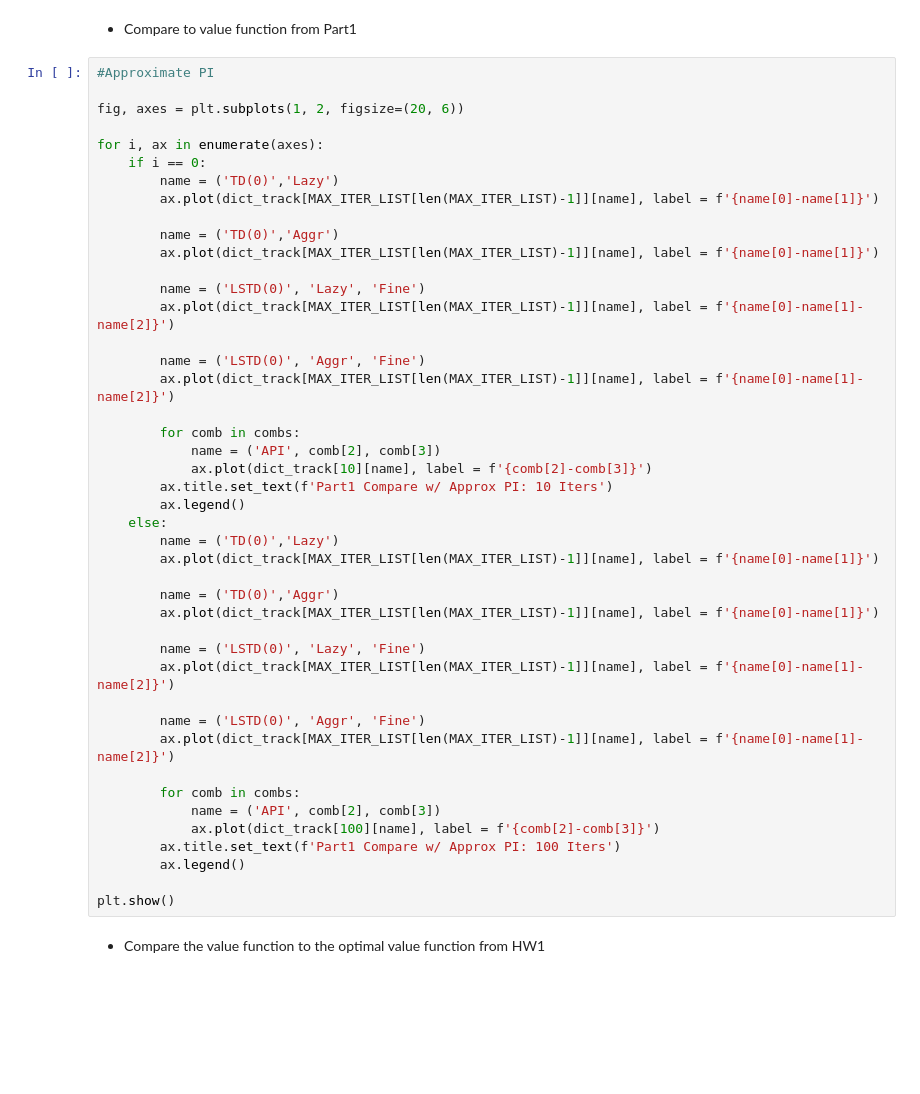
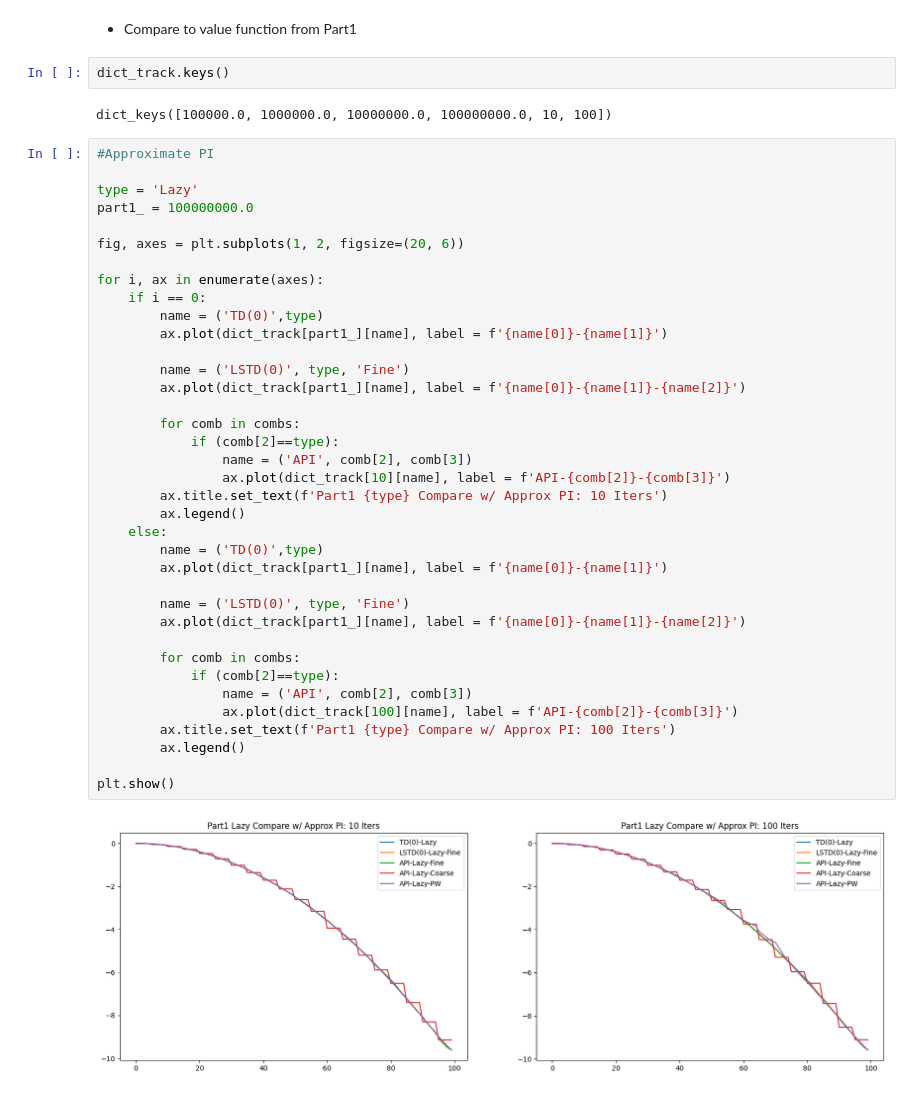
Before and after one commit to claricemottet/RL_HW, a Jupyter notebook: RL_HW2_MottetC.ipynb, the cells around one changed output. Cells and saved outputs as stored; diff of their text form; blank space fills up the shorter version.

Commit message:
added plots and interpretations

```diff
--- a/RL_HW2_MottetC.ipynb
+++ b/RL_HW2_MottetC.ipynb
@@ -703,49 +703,46 @@ i: 100, comb: Aggr-PW, run_time: 697.3703
 [figure]
 # %% [markdown]
 - Compare to value function from Part1
+# %%
+dict_track.keys()
+# %% [output]
+dict_keys([100000.0, 1000000.0, 10000000.0, 100000000.0, 10, 100])
 # %%
 #Approximate PI
+
+type = 'Lazy'
+part1_ = 100000000.0
 
 fig, axes = plt.subplots(1, 2, figsize=(20, 6))
 
 for i, ax in enumerate(axes):
     if i == 0:
-        name = ('TD(0)','Lazy')
-        ax.plot(dict_track[MAX_ITER_LIST[len(MAX_ITER_LIST)-1]][name], label = f'{name[0]-name[1]}')
+        name = ('TD(0)',type)
+        ax.plot(dict_track[part1_][name], label = f'{name[0]}-{name[1]}')
 
-        name = ('TD(0)','Aggr')
-        ax.plot(dict_track[MAX_ITER_LIST[len(MAX_ITER_LIST)-1]][name], label = f'{name[0]-name[1]}')
-
-        name = ('LSTD(0)', 'Lazy', 'Fine')
-        ax.plot(dict_track[MAX_ITER_LIST[len(MAX_ITER_LIST)-1]][name], label = f'{name[0]-name[1]-name[2]}')
-
-        name = ('LSTD(0)', 'Aggr', 'Fine')
-        ax.plot(dict_track[MAX_ITER_LIST[len(MAX_ITER_LIST)-1]][name], label = f'{name[0]-name[1]-name[2]}')
+        name = ('LSTD(0)', type, 'Fine')
+        ax.plot(dict_track[part1_][name], label = f'{name[0]}-{name[1]}-{name[2]}')
 
         for comb in combs:
-            name = ('API', comb[2], comb[3])
-            ax.plot(dict_track[10][name], label = f'{comb[2]-comb[3]}')
-        ax.title.set_text(f'Part1 Compare w/ Approx PI: 10 Iters')
+            if (comb[2]==type):
+                name = ('API', comb[2], comb[3])
+                ax.plot(dict_track[10][name], label = f'API-{comb[2]}-{comb[3]}')
+        ax.title.set_text(f'Part1 {type} Compare w/ Approx PI: 10 Iters')
         ax.legend()
     else:
-        name = ('TD(0)','Lazy')
-        ax.plot(dict_track[MAX_ITER_LIST[len(MAX_ITER_LIST)-1]][name], label = f'{name[0]-name[1]}')
+        name = ('TD(0)',type)
+        ax.plot(dict_track[part1_][name], label = f'{name[0]}-{name[1]}')
 
-        name = ('TD(0)','Aggr')
-        ax.plot(dict_track[MAX_ITER_LIST[len(MAX_ITER_LIST)-1]][name], label = f'{name[0]-name[1]}')
-
-        name = ('LSTD(0)', 'Lazy', 'Fine')
-        ax.plot(dict_track[MAX_ITER_LIST[len(MAX_ITER_LIST)-1]][name], label = f'{name[0]-name[1]-name[2]}')
-
-        name = ('LSTD(0)', 'Aggr', 'Fine')
-        ax.plot(dict_track[MAX_ITER_LIST[len(MAX_ITER_LIST)-1]][name], label = f'{name[0]-name[1]-name[2]}')
+        name = ('LSTD(0)', type, 'Fine')
+        ax.plot(dict_track[part1_][name], label = f'{name[0]}-{name[1]}-{name[2]}')
 
         for comb in combs:
-            name = ('API', comb[2], comb[3])
-            ax.plot(dict_track[100][name], label = f'{comb[2]-comb[3]}')
-        ax.title.set_text(f'Part1 Compare w/ Approx PI: 100 Iters')
+            if (comb[2]==type):
+                name = ('API', comb[2], comb[3])
+                ax.plot(dict_track[100][name], label = f'API-{comb[2]}-{comb[3]}')
+        ax.title.set_text(f'Part1 {type} Compare w/ Approx PI: 100 Iters')
         ax.legend()
 
 plt.show()
+# %% [output]
+[figure, added]
-# %% [markdown]
-- Compare the value function to the optimal value function from HW1
```
Also changed, not shown: parts of 14 cells of this notebook.
